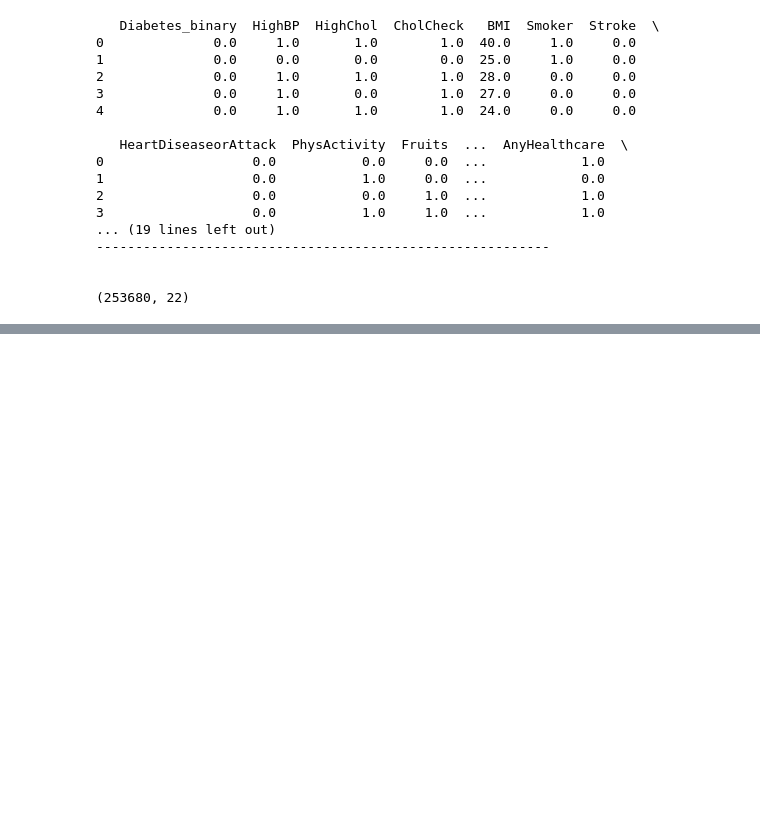
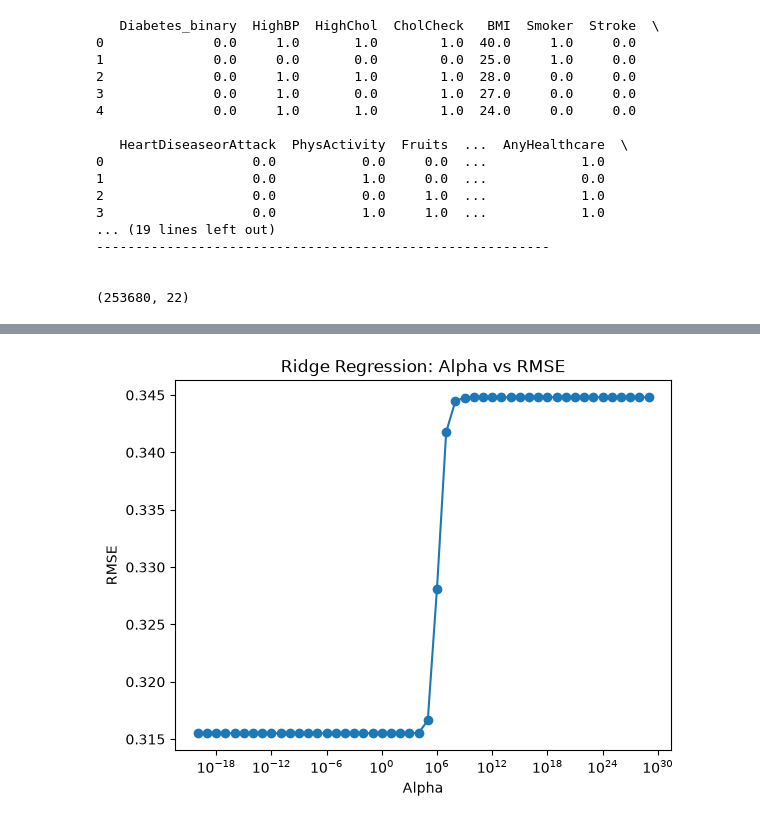
Before and after one commit to kartik815/ML-Diabetes-Case-Study, a Jupyter notebook: notebooks/regression1.ipynb, the cells around one changed output, grey strips where cells are left out. Drawn from its saved outputs; the diff is of its cells as text; code cells hidden in the pictures; blank space fills up the shorter version.

Commit message:
Added ridge regression

```diff
--- a/notebooks/regression1.ipynb
+++ b/notebooks/regression1.ipynb
@@ -104,0 +178,89 @@ MAE score: 0.21599714558586347
+# %%
+# Ridge regression
+
+SPLIT_TEST_SIZE = 0.2
+
+df = get_df()
+df = rm_empty_rows(df)
+target, df = seperate_target(df)
+df = standardization(df, df.columns)
+x_train,x_test, y_train,y_test = get_split(target,df,SPLIT_TEST_SIZE)
+
+alphas = []
+
+rmse_values = []
+alpha = 10**(-20)
+for _ in range(50):
+    alphas.append(alpha)
+    model = sk.linear_model.Ridge(alpha=alpha)
+
+    model.fit(x_train, y_train)
+
+    y_pred = model.predict(x_test)
+
+    _, rmse, _ = get_regression_scores(y_test, y_pred)
+
+    rmse_values.append(rmse)
+    alpha*= 10
+
+
+plt.plot(alphas, rmse_values, marker='o')
+plt.xscale('log')
+plt.xlabel("Alpha")
+plt.ylabel("RMSE")
+plt.title("Ridge Regression: Alpha vs RMSE")
+plt.show()
+
+lowest_rmse = min(rmse_values)
+ind_lowest_rmse = rmse_values.index(lowest_rmse)
+most_accurate_alpha = alphas[ind_lowest_rmse]
+print(f"Least RMSE value: {lowest_rmse}")
+print(f"Coresponding learning rate: {most_accurate_alpha}")
+
+
+model = sk.linear_model.Ridge(alpha=most_accurate_alpha)
+model.fit(x_train, y_train)
+y_pred = model.predict(x_test)
+
+plt.figure()
+plt.scatter(y_test,y_pred)
+plt.xlabel(f"Test data")
+plt.ylabel(f"Prediction data")
+plt.show()
+
+r2, rmse, mae = get_regression_scores(y_test,y_pred)
+print(f"R2 score: {r2}")
+print(f"RMSE score: {rmse}")
+print(f"MAE score: {mae}")
+
+
+max_points = 100
+n_points = min(max_points, len(x_test))
+
+# Randomly select indices
+random_indices = np.random.choice(
+    len(x_test),
+    size=n_points,
+    replace=False
+)
+
+for feature in x_test.columns:
+
+    plt.figure(figsize=(8, 5))
+
+    x_values = x_test[feature].iloc[random_indices]
+    actual = y_test.iloc[random_indices]
+    predicted = y_pred[random_indices]
+
+    plt.scatter(x_values, actual, label="Actual")
+    plt.scatter(x_values, predicted, label="Predicted")
+
+    plt.xlabel(feature)
+    plt.ylabel("Target")
+    plt.title(f"{feature}: Actual vs Predicted")
+
+    plt.legend()
+    plt.grid(True)
+    plt.show()
+# %% [output]
+[figure, added]
```
Also changed, not shown: parts of 4 cells of this notebook.
